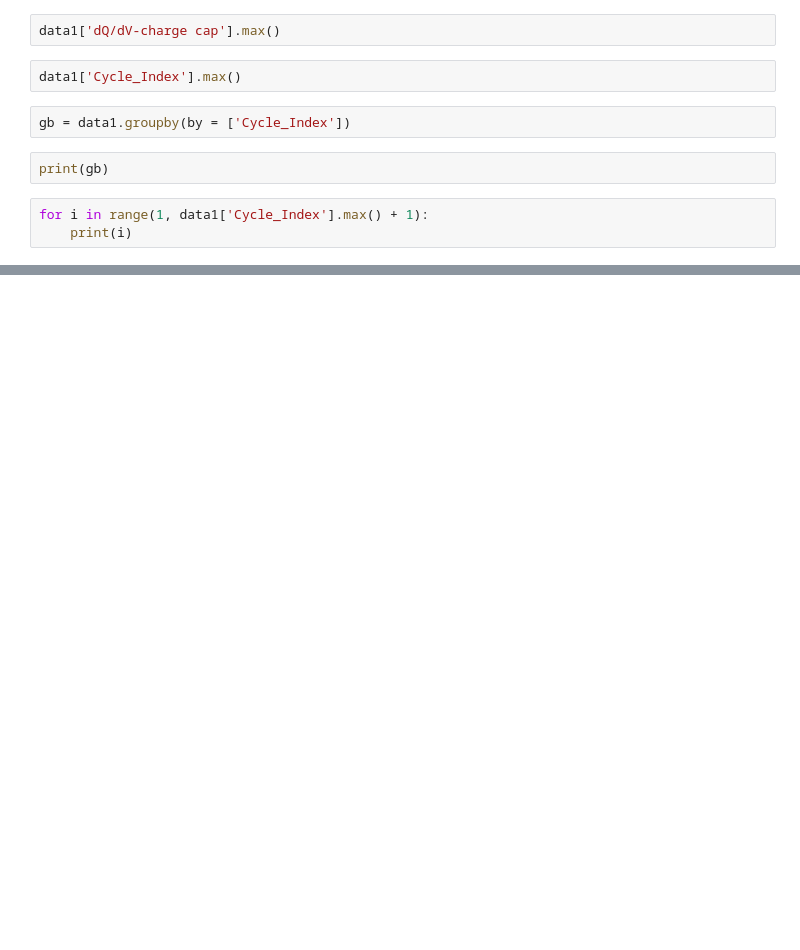
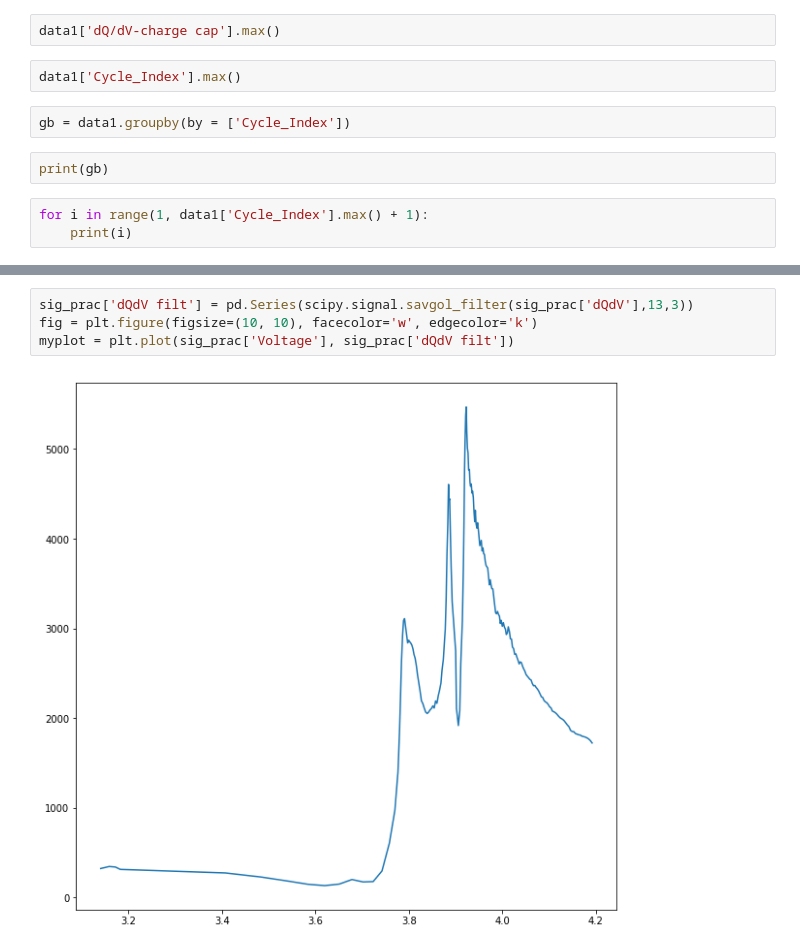
Before and after one commit to nicolet5/DiffCapAnalyzer, a Jupyter notebook: ourproject/CleanData.ipynb, the cells around one changed output, grey strips where cells are left out. Cells and saved outputs as stored; diff of their text form; blank space fills up the shorter version.

Commit message:
Ted's attempt at a filter

```diff
--- a/ourproject/CleanData.ipynb
+++ b/ourproject/CleanData.ipynb
@@ -154,0 +273,6 @@ for i in range(1, data1['Cycle_Index'].max() + 1):
+# %%
+sig_prac['dQdV filt'] = pd.Series(scipy.signal.savgol_filter(sig_prac['dQdV'],13,3))
+fig = plt.figure(figsize=(10, 10), facecolor='w', edgecolor='k')
+myplot = plt.plot(sig_prac['Voltage'], sig_prac['dQdV filt'])
+# %% [output]
+[figure, added]
```
Also changed, not shown: parts of 20 cells of this notebook.
